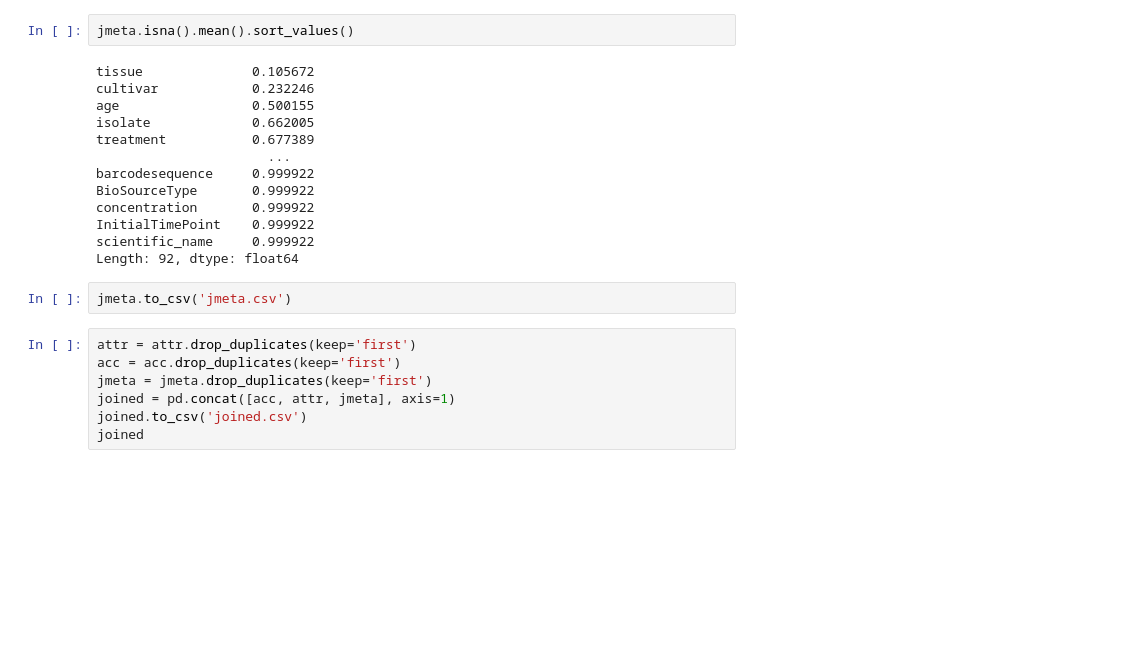
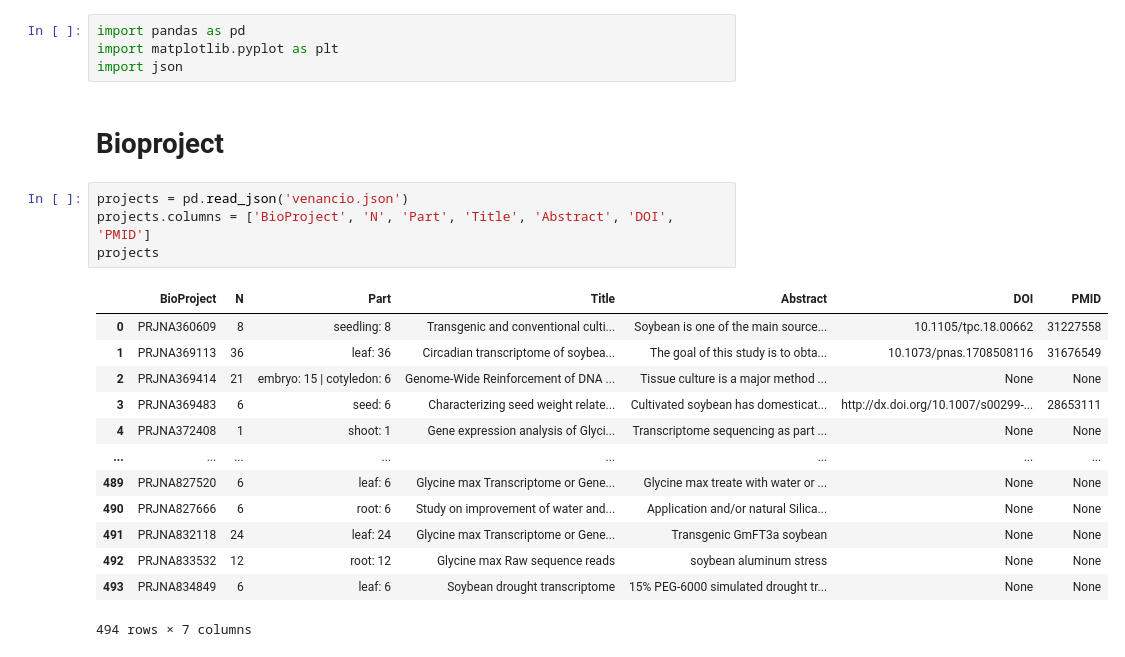
Before and after one commit to freire-guido/soy-biomarkers, a Jupyter notebook: accession/stress_control.ipynb, the cells around one changed output. Drawn from its saved outputs; the diff is of its cells as text; blank space fills up the shorter version.

```diff
--- a/accession/stress_control.ipynb
+++ b/accession/stress_control.ipynb
@@ -118,24 +1,24 @@ jmeta
-# %%
-jmeta.isna().mean().sort_values()
-# %% [output]
-tissue              0.105672
-cultivar            0.232246
-age                 0.500155
-isolate             0.662005
-treatment           0.677389
-                      ...
-barcodesequence     0.999922
-BioSourceType       0.999922
-concentration       0.999922
-InitialTimePoint    0.999922
-scientific_name     0.999922
-Length: 92, dtype: float64
-# %%
-jmeta.to_csv('jmeta.csv')
-# %%
-attr = attr.drop_duplicates(keep='first')
-acc = acc.drop_duplicates(keep='first')
-jmeta = jmeta.drop_duplicates(keep='first')
-joined = pd.concat([acc, attr, jmeta], axis=1)
-joined.to_csv('joined.csv')
-joined
+# %%
+import pandas as pd
+import matplotlib.pyplot as plt
+import json
+# %% [markdown]
+# Bioproject
+# %%
+projects = pd.read_json('venancio.json')
+projects.columns = ['BioProject', 'N', 'Part', 'Title', 'Abstract', 'DOI', 'PMID']
+projects
+# %% [output]
+|  | BioProject | N | Part | Title | Abstract | DOI | PMID |
+| 0 | PRJNA360609 | 8 | seedling: 8 | Transgenic and conventional culti... | Soybean is one of the main source... | 10.1105/tpc.18.00662 | 31227558 |
+| 1 | PRJNA369113 | 36 | leaf: 36 | Circadian transcriptome of soybea... | The goal of this study is to obta... | 10.1073/pnas.1708508116 | 31676549 |
+| 2 | PRJNA369414 | 21 | embryo: 15 | cotyledon: 6 | Genome-Wide Reinforcement of DNA ... | Tissue culture is a major method ... | None | None |
+| 3 | PRJNA369483 | 6 | seed: 6 | Characterizing seed weight relate... | Cultivated soybean has domesticat... | http://dx.doi.org/10.1007/s00299-... | 28653111 |
+| 4 | PRJNA372408 | 1 | shoot: 1 | Gene expression analysis of Glyci... | Transcriptome sequencing as part ... | None | None |
+| ... | ... | ... | ... | ... | ... | ... | ... |
+| 489 | PRJNA827520 | 6 | leaf: 6 | Glycine max Transcriptome or Gene... | Glycine max treate with water or ... | None | None |
+| 490 | PRJNA827666 | 6 | root: 6 | Study on improvement of water and... | Application and/or natural Silica... | None | None |
+| 491 | PRJNA832118 | 24 | leaf: 24 | Glycine max Transcriptome or Gene... | Transgenic GmFT3a soybean | None | None |
+| 492 | PRJNA833532 | 12 | root: 12 | Glycine max Raw sequence reads | soybean aluminum stress | None | None |
+| 493 | PRJNA834849 | 6 | leaf: 6 | Soybean drought transcriptome | 15% PEG-6000 simulated drought tr... | None | None |
+494 rows × 7 columns
```
Also changed, not shown: parts of 25 cells of this notebook, 3 other files.
